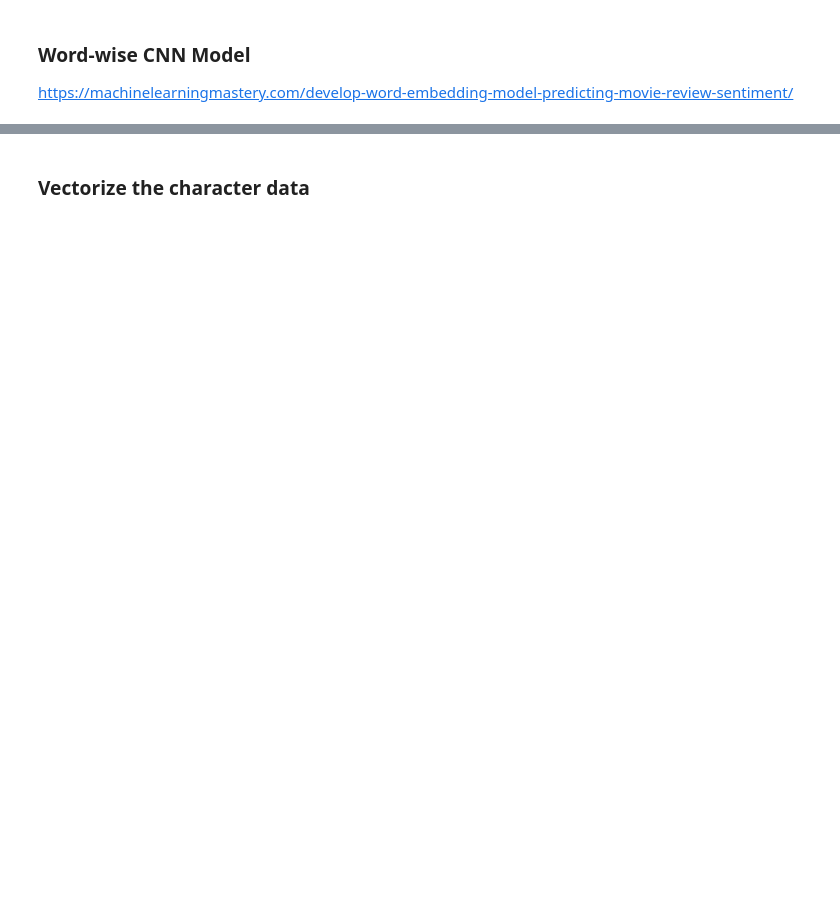
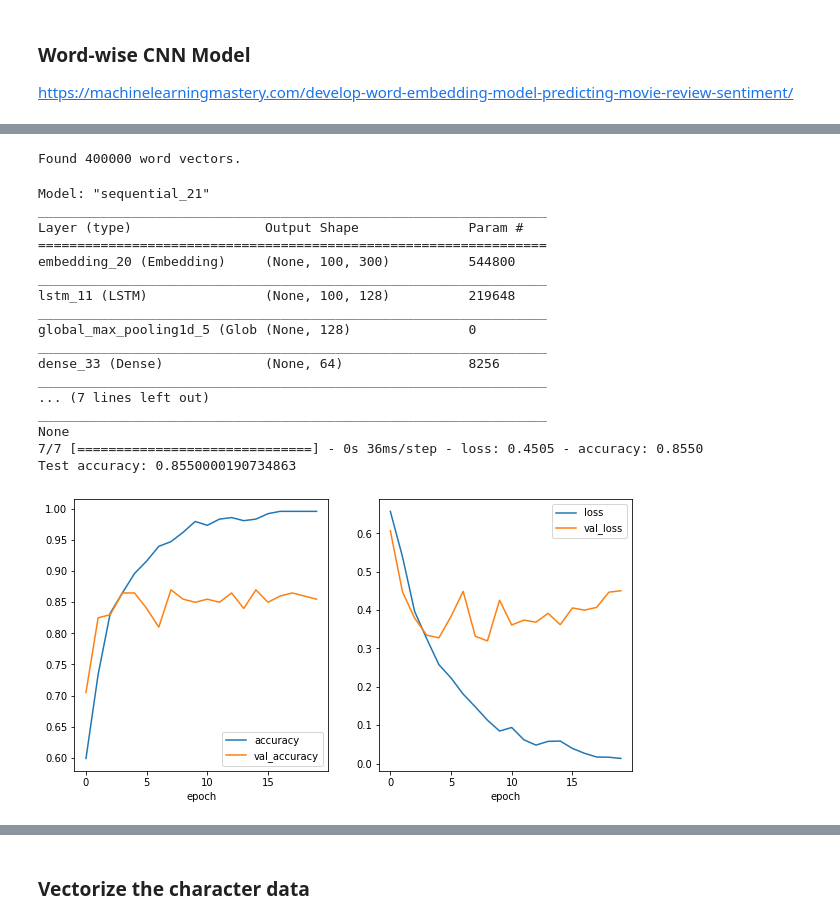
Before and after one commit to polinabee/text-classification, a Jupyter notebook: text-class-2.ipynb, the cells around one changed output, grey strips where cells are left out. Saved outputs shown, nothing was run; the diff lists cells and outputs as text; code cells hidden in the pictures; blank space fills up the shorter version.

```diff
--- a/text-class-2.ipynb
+++ b/text-class-2.ipynb
@@ -355,0 +389,63 @@ Test accuracy: 0.5049999952316284
+# %%
+def load_pretrained():
+    path_to_glove_file = os.path.join(
+        os.path.expanduser("~"), ".keras/datasets/glove.6B.300d.txt"
+    )
+
+    embeddings_index = {}
+    with open(path_to_glove_file) as f:
+        for line in f:
+            word, coefs = line.split(maxsplit=1)
+            coefs = np.fromstring(coefs, "f", sep=" ")
+            embeddings_index[word] = coefs
+
+    print("Found %s word vectors." % len(embeddings_index))
+    return embeddings_index
+# %%
+embed_index = load_pretrained()
+
+# create a weight matrix for words in training docs
+embedding_matrix = np.zeros((size_of_vocabulary, 300))
+
+for word, i in tokenizer.word_index.items():
+    embedding_vector = embed_index.get(word)
+    if embedding_vector is not None:
+        embedding_matrix[i] = embedding_vector
+# %% [output]
+Found 400000 word vectors.
+# %%
+embedding_size = 50
+lstm_glove_model = Sequential()
+lstm_glove_model.add(Embedding(size_of_vocabulary,300,weights=[embedding_matrix],input_length=100,trainable=False))
+lstm_glove_model.add(LSTM(128,return_sequences=True,dropout=0.2))
+lstm_glove_model.add(GlobalMaxPooling1D())
+lstm_glove_model.add(Dense(64,activation='relu'))
+lstm_glove_model.add(Dense(1,activation='sigmoid'))
+lstm_glove_model.add(Flatten())
+lstm_glove_model.compile(loss='binary_crossentropy',optimizer='adam',metrics=['accuracy'])
+print(lstm_glove_model.summary())
+
+fit_model(lstm_glove_model, num_epochs,0,X_train, y_train,X_test,y_test)
+
+print('Test accuracy:', model_acc(lstm_glove_model,X_test, y_test))
+
+acc_graphs(lstm_glove_model)
+# %% [output]
+Model: "sequential_21"
+_________________________________________________________________
+Layer (type)                 Output Shape              Param #
+=================================================================
+embedding_20 (Embedding)     (None, 100, 300)          544800
+_________________________________________________________________
+lstm_11 (LSTM)               (None, 100, 128)          219648
+_________________________________________________________________
+global_max_pooling1d_5 (Glob (None, 128)               0
+_________________________________________________________________
+dense_33 (Dense)             (None, 64)                8256
+_________________________________________________________________
+... (7 lines left out)
+_________________________________________________________________
+None
+7/7 [==============================] - 0s 36ms/step - loss: 0.4505 - accuracy: 0.8550
+Test accuracy: 0.8550000190734863
+[figure, added]
```
Also changed, not shown: parts of 28 cells of this notebook, 1 other file.
